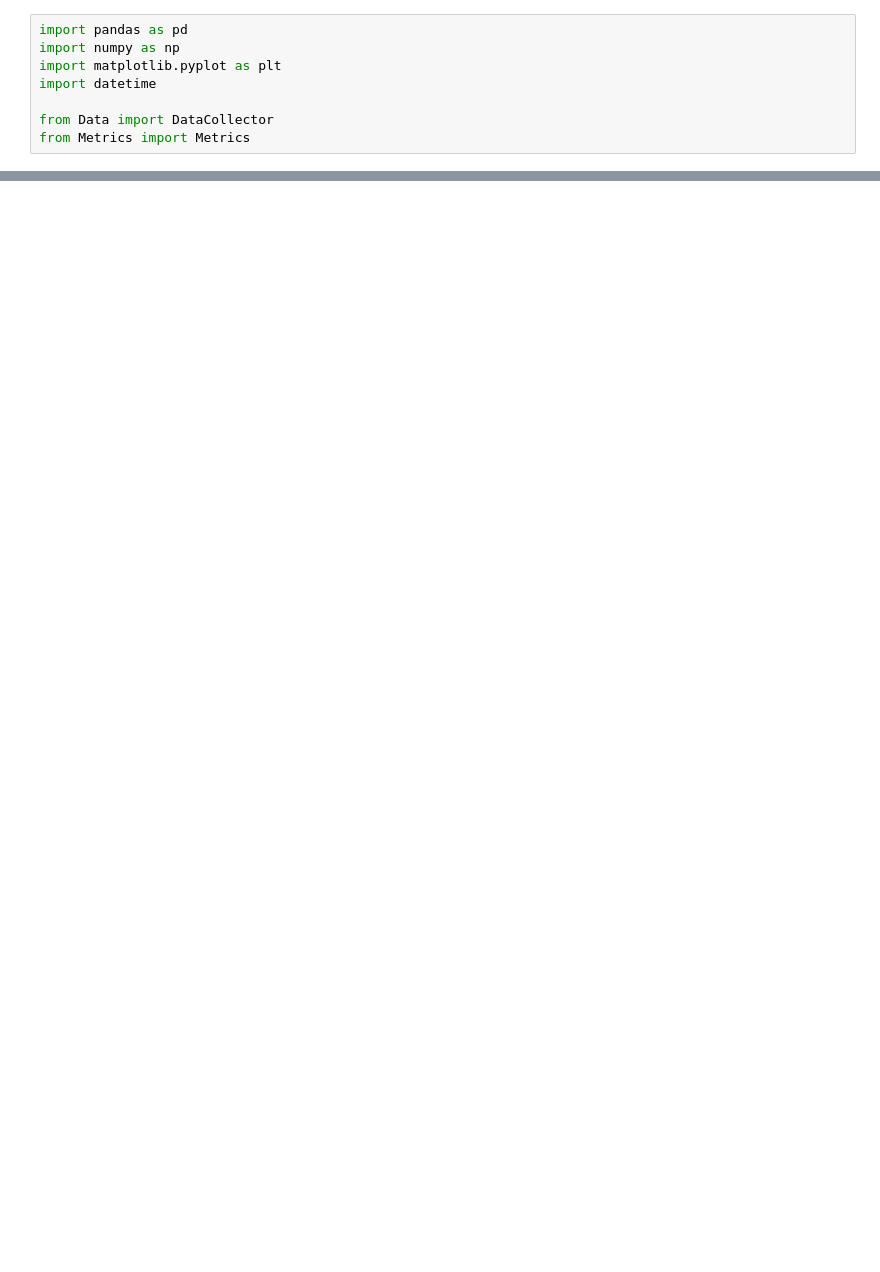
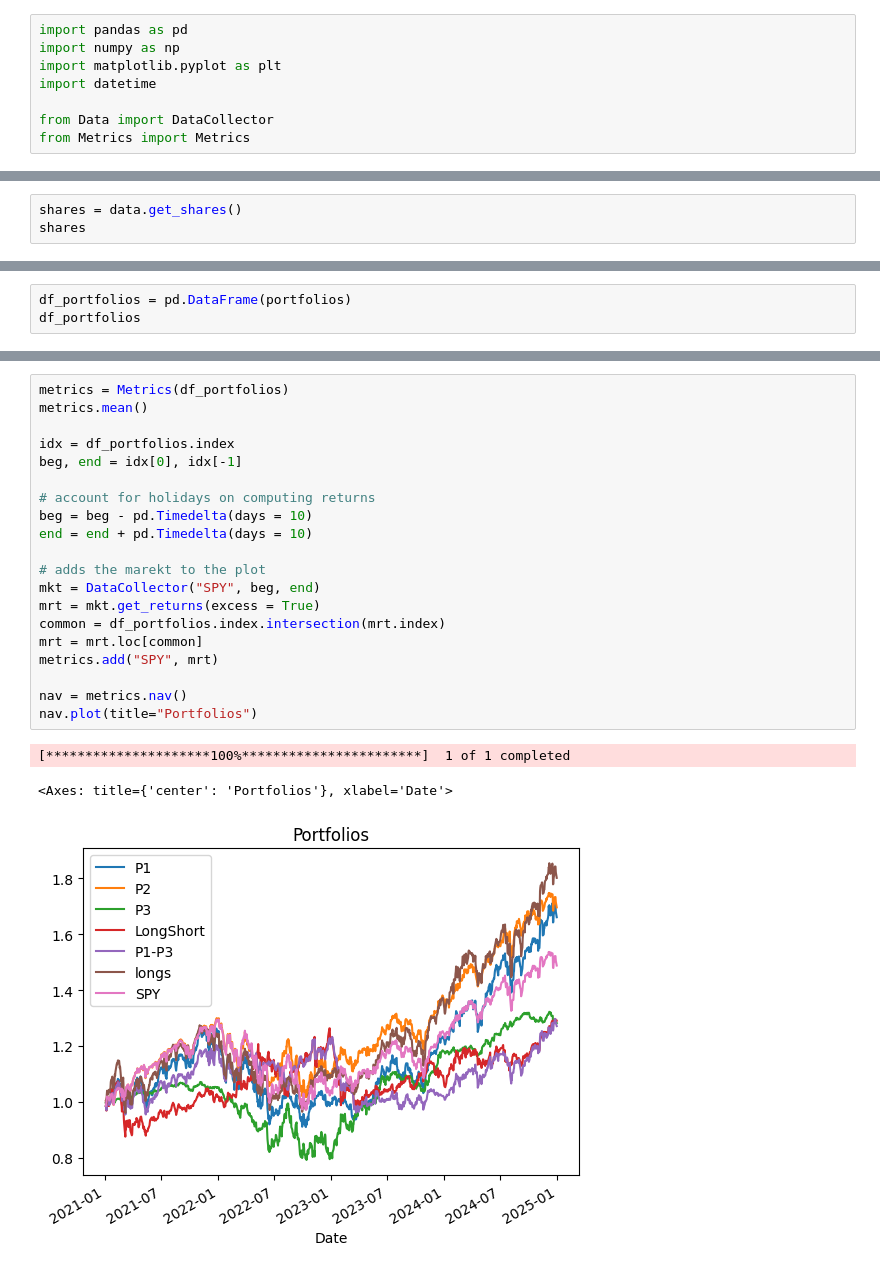
Before and after one commit to RipaltaOriol/Momentum, a Jupyter notebook: momentum.ipynb, the cells around one changed output, grey strips where cells are left out. Cells and saved outputs as stored; diff of their text form; blank space fills up the shorter version.

Commit message:
add: mean reversion

```diff
--- a/momentum.ipynb
+++ b/momentum.ipynb
@@ -39,0 +42,3 @@ rt
+# %%
+shares = data.get_shares()
+shares
@@ -66,0 +224,3 @@ portfolio = pd.concat(portfolio)
+# %%
+df_portfolios = pd.DataFrame(portfolios)
+df_portfolios
@@ -66,0 +255,24 @@ portfolio = pd.concat(portfolio)
+# %%
+metrics = Metrics(df_portfolios)
+metrics.mean()
+
+idx = df_portfolios.index
+beg, end = idx[0], idx[-1]
+
+# account for holidays on computing returns
+beg = beg - pd.Timedelta(days = 10)
+end = end + pd.Timedelta(days = 10)
+
+# adds the marekt to the plot
+mkt = DataCollector("SPY", beg, end)
+mrt = mkt.get_returns(excess = True)
+common = df_portfolios.index.intersection(mrt.index)
+mrt = mrt.loc[common]
+metrics.add("SPY", mrt)
+
+nav = metrics.nav()
+nav.plot(title="Portfolios")
+# %% [output]
+[*********************100%***********************]  1 of 1 completed
+<Axes: title={'center': 'Portfolios'}, xlabel='Date'>
+[figure, added]
```
Also changed, not shown: parts of 14 cells of this notebook, 10 other files.
